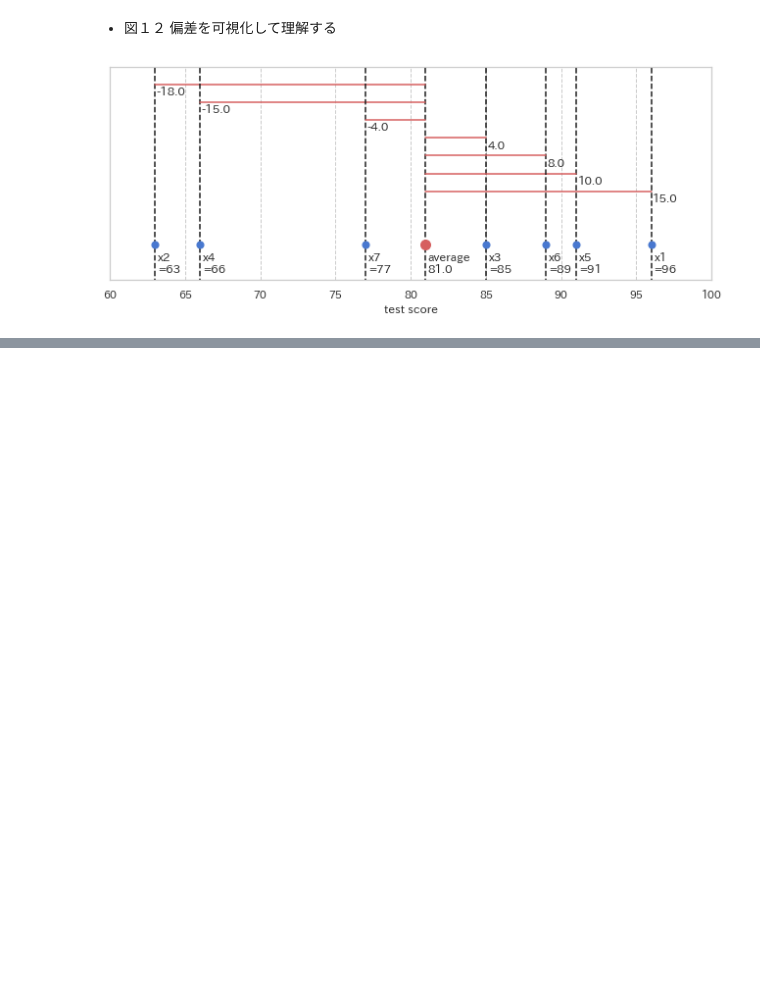
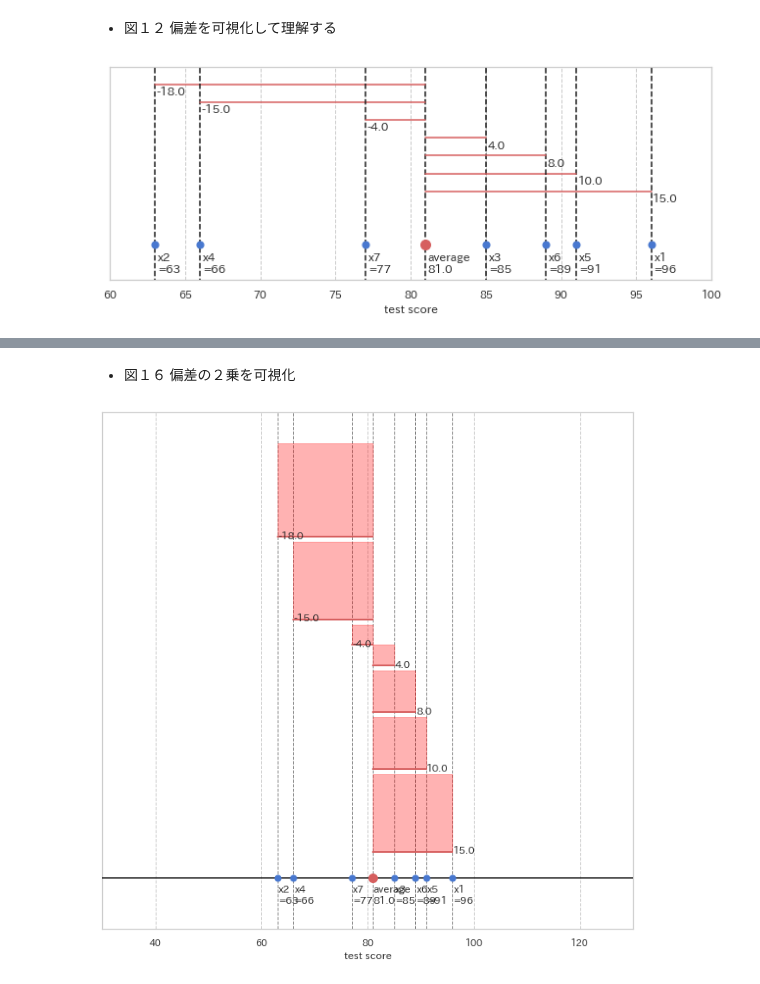
Before and after one commit to zfukuoka/Copying_a_sutra, a Jupyter notebook: SoftwareDesign202010_01/SoftwareDesign202010_0102.ipynb, the cells around one changed output, grey strips where cells are left out. Drawn from its saved outputs; the diff is of its cells as text; code cells hidden in the pictures; blank space fills up the shorter version.

```diff
--- a/SoftwareDesign202010_01/SoftwareDesign202010_0102.ipynb
+++ b/SoftwareDesign202010_01/SoftwareDesign202010_0102.ipynb
@@ -330,0 +382,36 @@ plt.show()
+# %% [markdown]
+* 図１６ 偏差の２乗を可視化
+# %%
+y_max_for_plot = 90
+
+m = np.mean(x)
+plt.figure(figsize=(11,11))
+ax = plt.subplot(111)
+plt.scatter(x, np.zeros_like(x), s=50, zorder=100)
+plt.scatter(m, [0], s=100, c="r", zorder=100)
+
+for i in range(len(x)):
+  plt.text(x[i]+0.2, -5, f"x{i+1}\n={x[i]}", size=12)
+
+plt.text(m+0.1, -5, f"average\n{m}", size=12, zorder=300)
+plt.plot([0, 130], [0, 0], c="k", zorder=10)
+
+plt.plot(
+    [m, m], [-10, y_max_for_plot], "gray", linewidth=1,
+    linestyle="--", lw=0.5, zorder=-10
+)
+for i, p, sd in zip(range(len(x)), [5, 66, 41, 50, 21, 32, 45], deviation_x):
+  abs_sd = np.abs(sd)
+  plt.plot([x[i], x[i]], [-10, y_max_for_plot], "gray", linewidth=1, linestyle="--", zorder=-10)
+  plt.plot([x[i], m], [p, p], "r", linewidth=2, zorder=200)
+  plt.text(x[i]+0.1, p-0.3, f"{sd}", size=12, zorder=300)
+  r = Rectangle(xy=(x[i], p), width=-sd, height=abs_sd, fill=True, color="red", alpha=0.3)
+  ax.add_patch(r)
+
+plt.yticks([])
+plt.xlim(30,130)
+plt.ylim(-10, y_max_for_plot)
+plt.xlabel("test score")
+plt.show()
+# %% [output]
+[figure, added]
```
Also changed, not shown: parts of 11 cells of this notebook.
